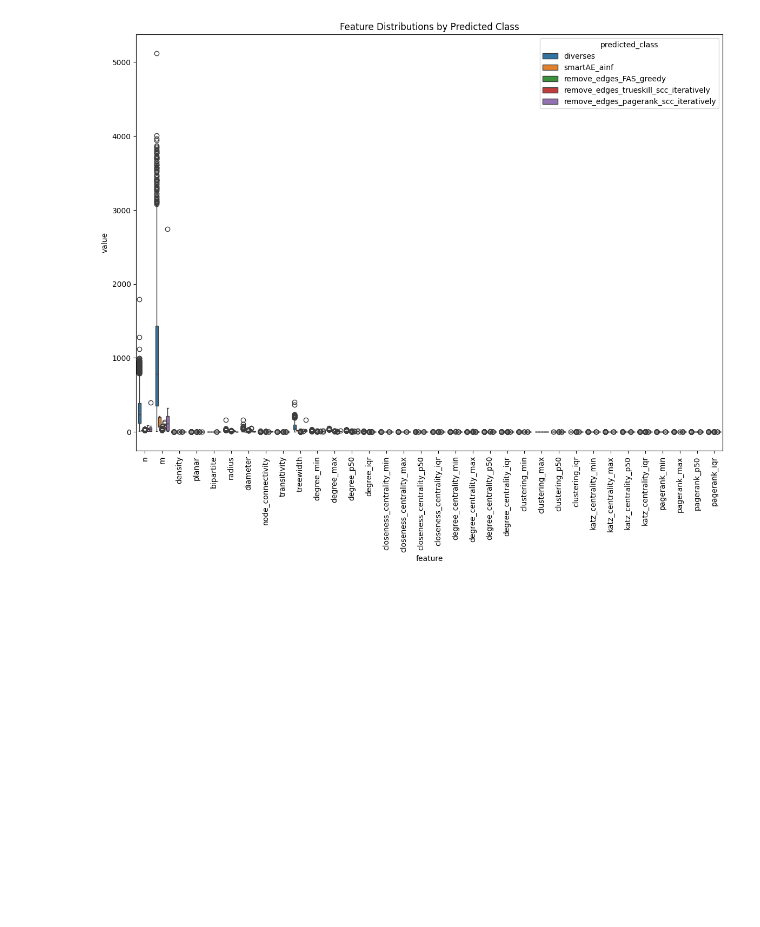
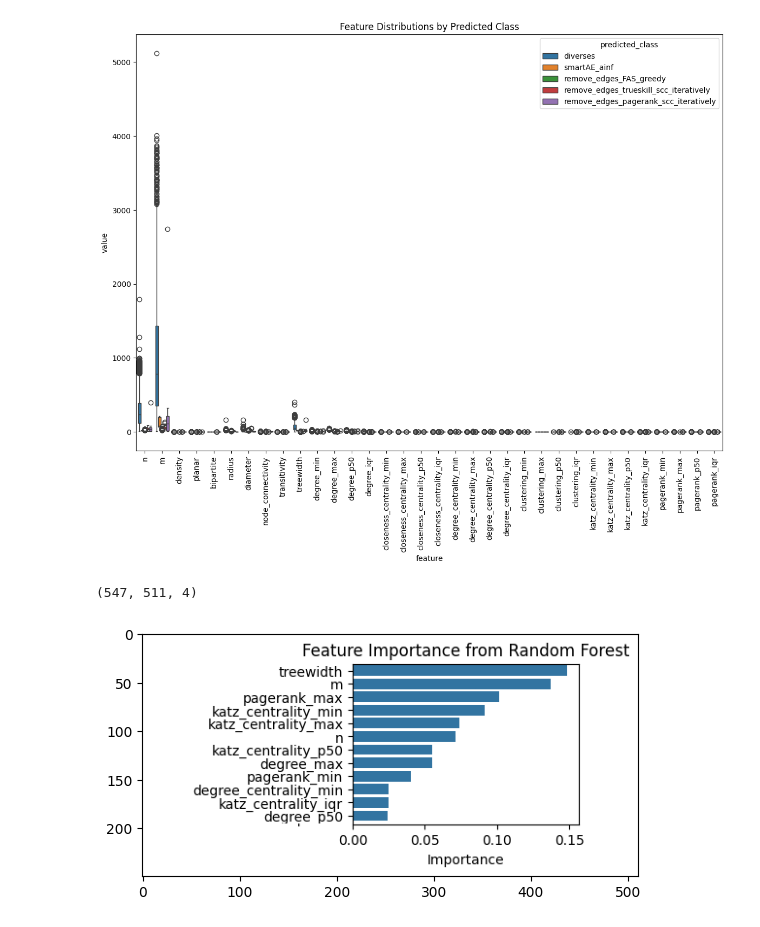
Before and after one commit to elgroselj/FAS, a Jupyter notebook: classification/random_forest.ipynb, the cells around one changed output. Drawn from its saved outputs; the diff is of its cells as text; code cells hidden in the pictures; blank space fills up the shorter version.

Commit message:
importance images added

```diff
--- a/classification/random_forest.ipynb
+++ b/classification/random_forest.ipynb
@@ -227,3 +227,22 @@ plt.xticks(rotation=90)
 plt.show()
 # %% [output]
 [figure]
+# %%
+from matplotlib.image import imread
+from matplotlib import pyplot as plt
+image = imread('../images/feat_imp.png')
+# %%
+image.shape
+# %% [output]
+(547, 511, 4)
+# %%
+trans_y = 189
+padd = 7
+down_y = 493
+image2_p1 = image[:trans_y + padd, :]
+image2_p2 = image[down_y:, :]
+image2 = np.concatenate([image2_p1, image2_p2], axis=0)
+plt.imshow(image2)
+plt.imsave('../images/feat_imp2.png', image2)
+# %% [output]
+[figure, added]
```
Also changed, not shown: parts of 2 cells of this notebook.
